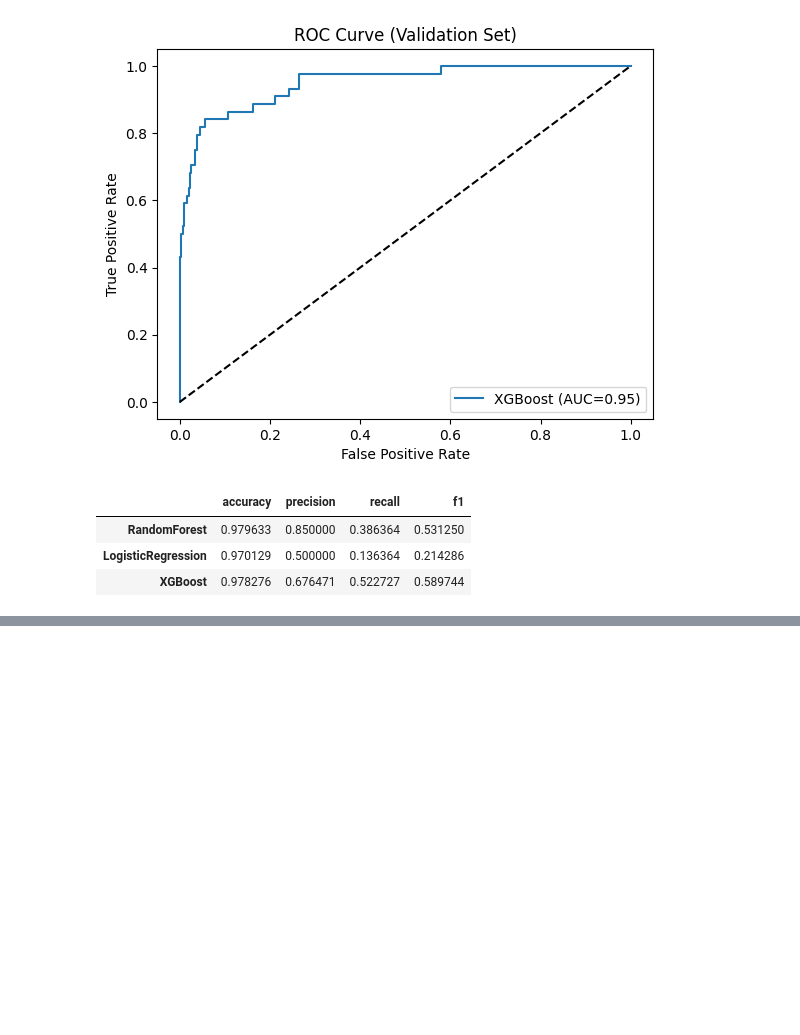
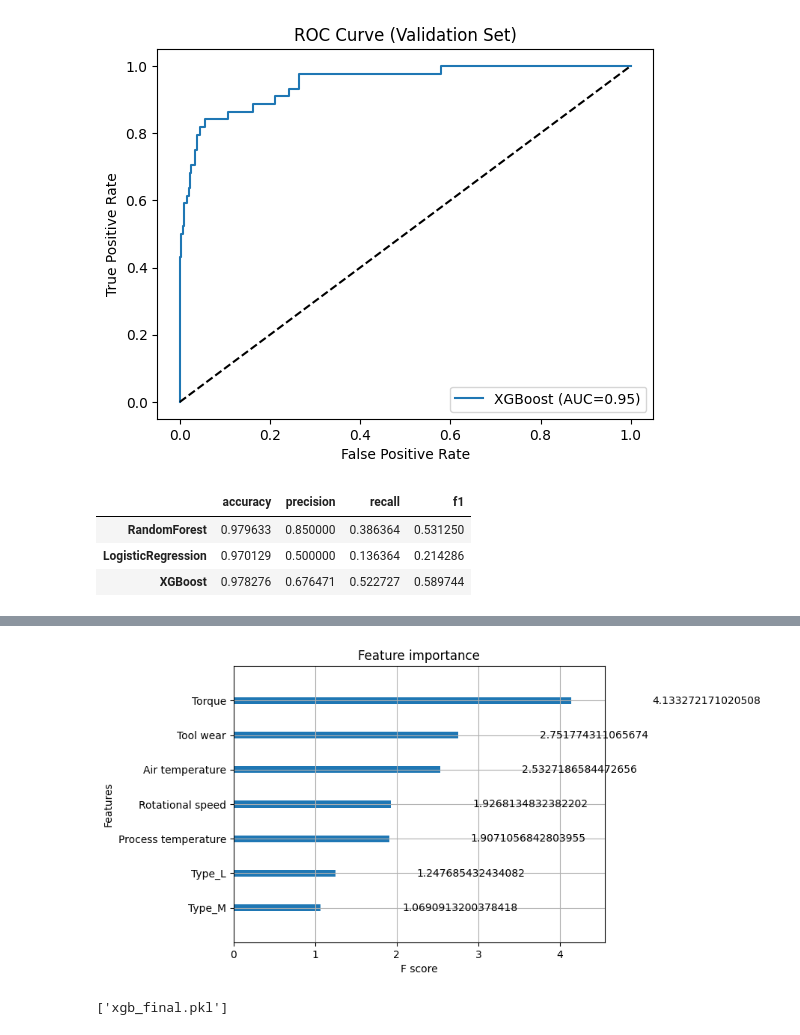
Before and after one commit to 33hyun/SmartMachineGuard, a Jupyter notebook: notebooks/1_model_training.ipynb, the cells around one changed output, grey strips where cells are left out. Saved outputs shown, nothing was run; the diff lists cells and outputs as text; code cells hidden in the pictures; blank space fills up the shorter version.

```diff
--- a/notebooks/1_model_training.ipynb
+++ b/notebooks/1_model_training.ipynb
@@ -78,3 +78,21 @@ pd.DataFrame(results).T
 | RandomForest | 0.979633 | 0.850000 | 0.386364 | 0.531250 |
 | LogisticRegression | 0.970129 | 0.500000 | 0.136364 | 0.214286 |
 | XGBoost | 0.978276 | 0.676471 | 0.522727 | 0.589744 |
+# %%
+# 하이퍼파라미터 튜닝
+from sklearn.model_selection import GridSearchCV
+from xgboost import XGBClassifier
+
+param_grid = {
+    "n_estimators": [100, 200, 500],
+    "max_depth": [3, 5, 7],
+    "learning_rate": [0.01, 0.1, 0.2],
+    "subsample": [0.8, 1.0],
+}
+
+xgb = XGBClassifier(eval_metric="logloss", random_state=42)
+grid = GridSearchCV(xgb, param_grid, cv=3, scoring="f1", n_jobs=-1, verbose=2)
+grid.fit(X_train, y_train)
+
+print("최적 하이퍼파라미터:", grid.best_params_)
+best_model = grid.best_estimator_
@@ -80,0 +134,15 @@ pd.DataFrame(results).T
+# %%
+# Feature Importance 분석
+import matplotlib.pyplot as plt
+import xgboost as xgb
+
+xgb.plot_importance(best_model, importance_type="gain")
+plt.show()
+# %% [output]
+[figure, added]
+# %%
+# 모델 저장
+import joblib
+joblib.dump(best_model, "xgb_final.pkl")
+# %% [output]
+['xgb_final.pkl']
```
Also changed, not shown: parts of 2 cells of this notebook, 1 other file.
